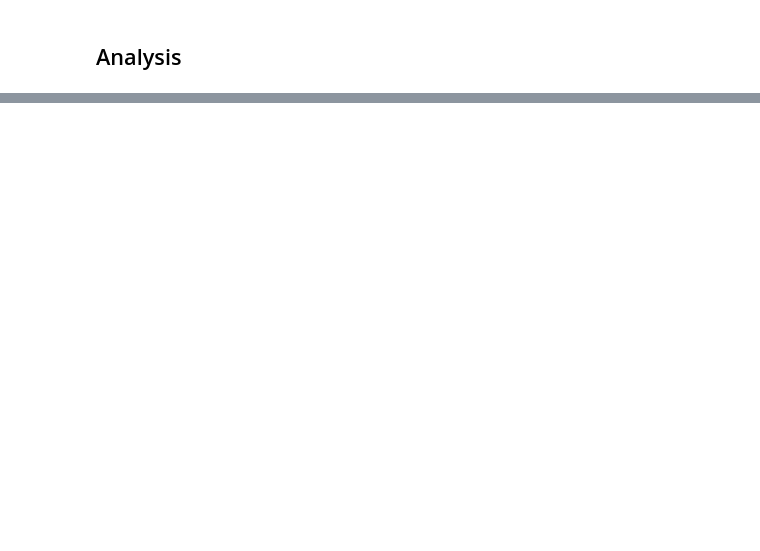
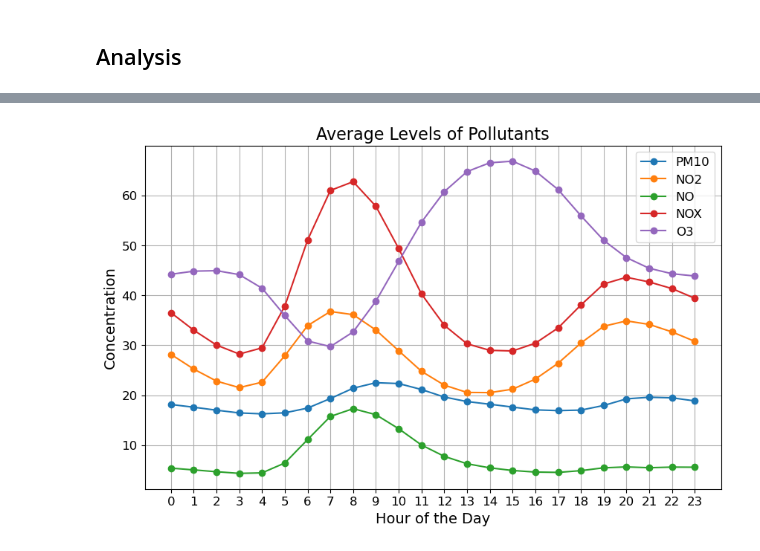
Before and after one commit to Hu9o73/green_ai_project, a Jupyter notebook: main.ipynb, the cells around one changed output, grey strips where cells are left out. Cells and saved outputs as stored; diff of their text form; code cells hidden in the pictures; blank space fills up the shorter version.

```diff
--- a/main.ipynb
+++ b/main.ipynb
@@ -24,0 +36,4 @@ plot = qp.quickRegPlot(daily_df, "date", "NO2", True, 7)
+# %%
+qp.avgAllPolutantsPerHour(hourly_df)
+# %% [output]
+[figure, added]
```
Also changed, not shown: parts of 6 cells of this notebook, 1 other file.
